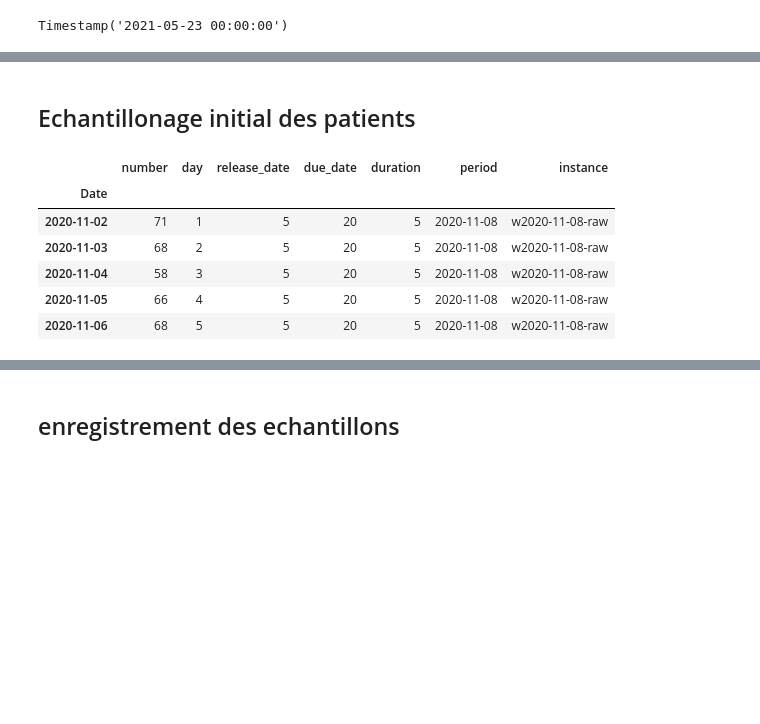
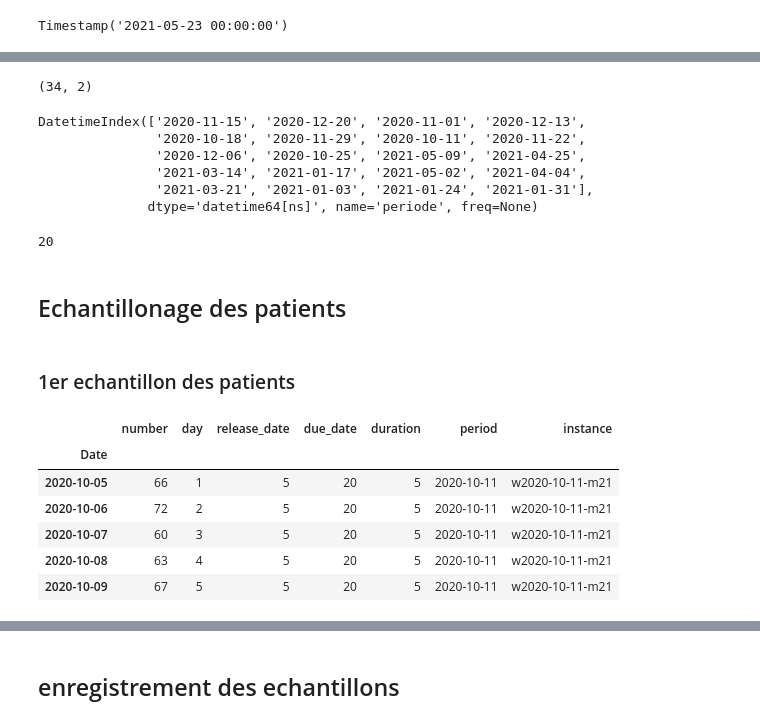
Before and after one commit to MalcomChumchouaPenda/rcemp-dial, a Jupyter notebook: notebooks/benchmarking_HGD.ipynb, the cells around one changed output, grey strips where cells are left out. Saved outputs shown, nothing was run; the diff lists cells and outputs as text; code cells hidden in the pictures; blank space fills up the shorter version.

```diff
--- a/notebooks/benchmarking_HGD.ipynb
+++ b/notebooks/benchmarking_HGD.ipynb
@@ -580,6 +684,7 @@ np.random.seed(0)
 ## Echantillonage des semaines
 ces echantillons sont utilises pour la comparaison entre ordonnancement manuel et intelligent
 # %%
-debut_sample1 = max(debut_seances, debut_pannes)
+# debut_sample1 = max(debut_seances, debut_pannes)
+debut_sample1 = debut_seances
 debut_sample1
 # %% [output]
@@ -587,5 +692,16 @@ Timestamp('2020-11-06 00:00:00')
 # %%
-fin_sample1 = min(fin_seances, fin_pannes)
+# fin_sample1 = min(fin_seances, fin_pannes)
+fin_sample1 = fin_seances
 fin_sample1
 # %% [output]
 Timestamp('2021-05-23 00:00:00')
+# %%
+periode_sample1 = temps_finaux.mean(axis=1).resample('W').max()
+periode_sample1 = periode_sample1[periode_sample1 < 10000]
+periode_sample1 = periode_sample1[debut_sample1:fin_sample1]
+periode_sample1.index.name = 'periode'
+periode_sample1.name = '_'
+periode_sample1 = periode_sample1.reset_index().drop('_', axis=1)
+periode_sample1['annee'] = periode_sample1['periode'].dt.year
+periode_sample1 = periode_sample1[periode_sample1['annee'] > 2019]
+periode_sample1
@@ -652,17 +735,45 @@ dtype: object
+# %%
+periode_sample1.shape
+# %% [output]
+(34, 2)
+# %%
+nb_sample1 = 10
+periode_sample2 = []
+for annee, group in periode_sample1.groupby('annee'):
+    choice = np.random.choice(group.index, size=nb_sample1, replace=False)
+    periode_sample2.append(group.loc[choice])
+periode_sample2 = pd.concat(periode_sample2)
+periode_sample2.set_index('periode', inplace=True)
+periode_sample2 = periode_sample2.index
+periode_sample2
+# %% [output]
+DatetimeIndex(['2020-11-15', '2020-12-20', '2020-11-01', '2020-12-13',
+               '2020-10-18', '2020-11-29', '2020-10-11', '2020-11-22',
+               '2020-12-06', '2020-10-25', '2021-05-09', '2021-04-25',
+               '2021-03-14', '2021-01-17', '2021-05-02', '2021-04-04',
+               '2021-03-21', '2021-01-03', '2021-01-24', '2021-01-31'],
+              dtype='datetime64[ns]', name='periode', freq=None)
+# %%
+len(periode_sample2)
+# %% [output]
+20
 # %% [markdown]
-## Echantillonage initial des patients
+## Echantillonage des patients
+# %% [markdown]
+###  1er echantillon des patients
 # %%
-patient_sample1 = patients[patients.period.isin(periode_sample)].copy()
-patient_sample1['instance'] = patient_sample1.period.dt.strftime('w%Y-%m-%d-raw')
+instance_key1 = len(machines_utiles)
+patient_sample1 = patients[patients.period.isin(periode_sample2)].copy()
+patient_sample1['instance'] = patient_sample1.period.dt.strftime(f'w%Y-%m-%d-m{instance_key1}')
 patient_sample1.head()
 # %% [output]
 |  | number | day | release_date | due_date | duration | period | instance |
 | Date |  |  |  |  |  |  |  |
-| 2020-11-02 | 71 | 1 | 5 | 20 | 5 | 2020-11-08 | w2020-11-08-raw |
-| 2020-11-03 | 68 | 2 | 5 | 20 | 5 | 2020-11-08 | w2020-11-08-raw |
-| 2020-11-04 | 58 | 3 | 5 | 20 | 5 | 2020-11-08 | w2020-11-08-raw |
-| 2020-11-05 | 66 | 4 | 5 | 20 | 5 | 2020-11-08 | w2020-11-08-raw |
-| 2020-11-06 | 68 | 5 | 5 | 20 | 5 | 2020-11-08 | w2020-11-08-raw |
+| 2020-10-05 | 66 | 1 | 5 | 20 | 5 | 2020-10-11 | w2020-10-11-m21 |
+| 2020-10-06 | 72 | 2 | 5 | 20 | 5 | 2020-10-11 | w2020-10-11-m21 |
+| 2020-10-07 | 60 | 3 | 5 | 20 | 5 | 2020-10-11 | w2020-10-11-m21 |
+| 2020-10-08 | 63 | 4 | 5 | 20 | 5 | 2020-10-11 | w2020-10-11-m21 |
+| 2020-10-09 | 67 | 5 | 5 | 20 | 5 | 2020-10-11 | w2020-10-11-m21 |
 # %%
 patient_sample1.shape
 # %% [output]
```
Also changed, not shown: parts of 49 cells of this notebook, 27 other files.
